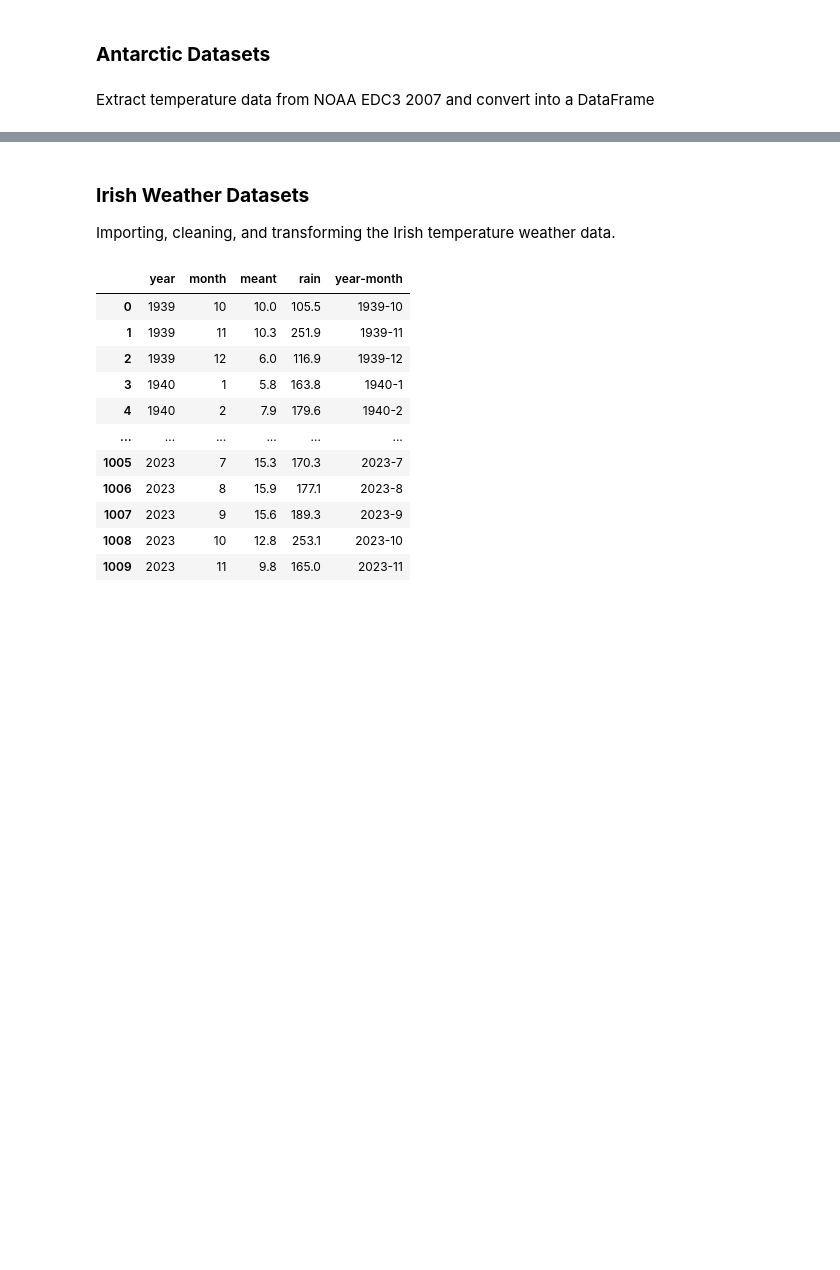
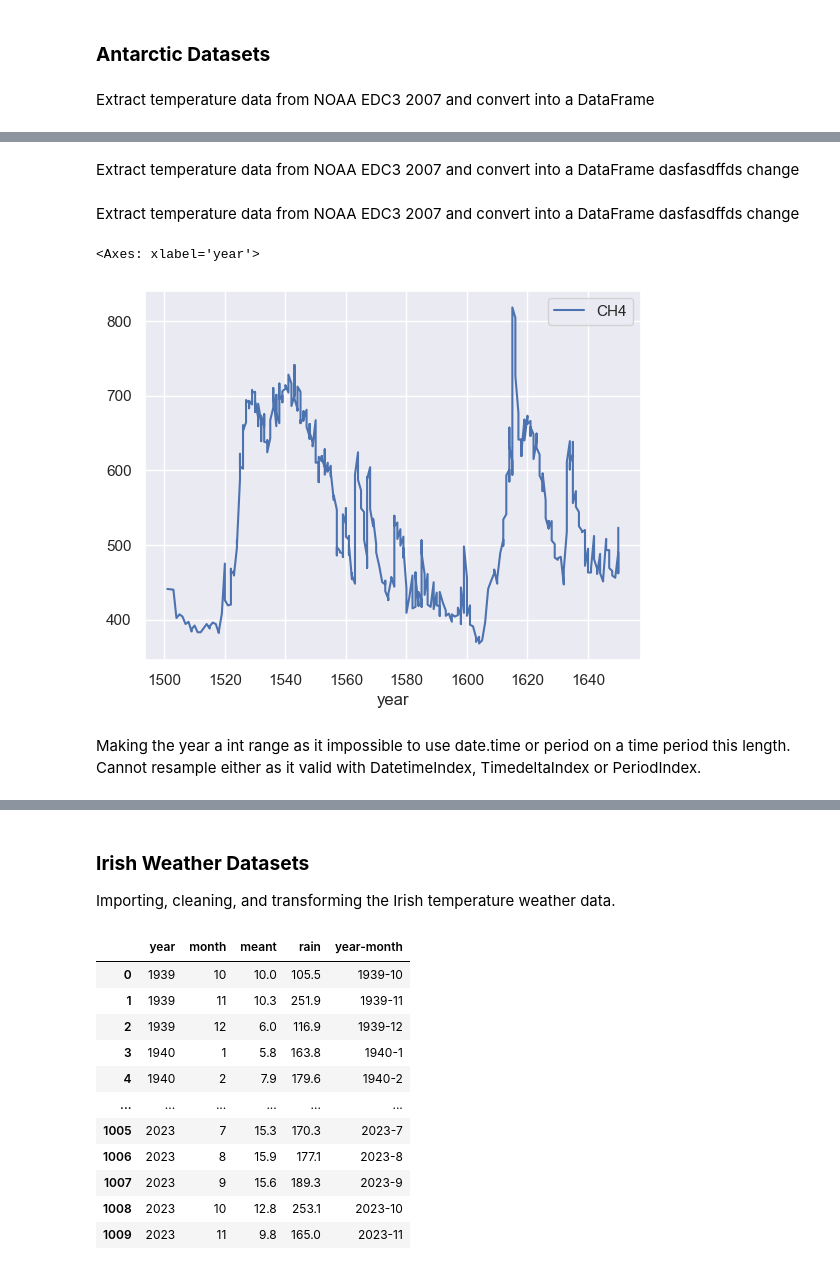
Before and after one commit to damienfarrell/prog-data-project-2, a Jupyter notebook: project_2.ipynb, the cells around one changed output, grey strips where cells are left out. Cells and saved outputs as stored; diff of their text form; code cells hidden in the pictures; blank space fills up the shorter version.

```diff
--- a/project_2.ipynb
+++ b/project_2.ipynb
@@ -114,0 +128,2 @@ antarctic_temp_df.rename(columns={"Temperature": "temp"}, inplace=True)
+# %% [markdown]
+Extract temperature data from NOAA EDC3 2007 and convert into a DataFrame dasfasdffds change
@@ -114,0 +144,2 @@ antarctic_temp_df.rename(columns={"Temperature": "temp"}, inplace=True)
+# %% [markdown]
+Extract temperature data from NOAA EDC3 2007 and convert into a DataFrame dasfasdffds change
@@ -114,0 +164,8 @@ antarctic_temp_df.rename(columns={"Temperature": "temp"}, inplace=True)
+# %%
+antarctic_methane_df.set_index("year", inplace=True)
+antarctic_methane_df.plot()
+# %% [output]
+<Axes: xlabel='year'>
+[figure, added]
+# %% [markdown]
+Making the year a int range as it impossible to use date.time or period on a time period this length. Cannot resample either as it valid with DatetimeIndex, TimedeltaIndex or PeriodIndex.
```
Also changed, not shown: parts of 25 cells of this notebook.
